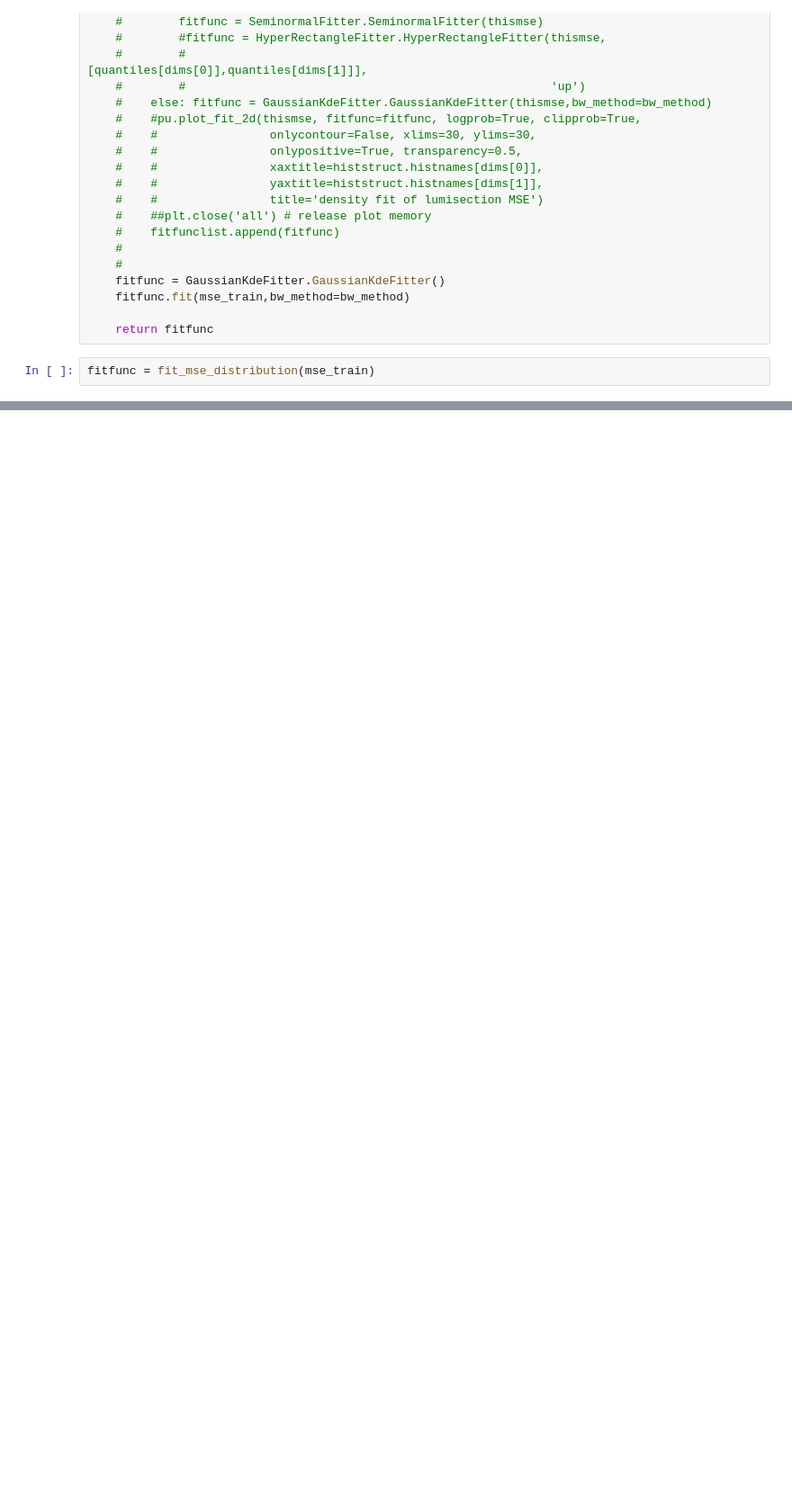
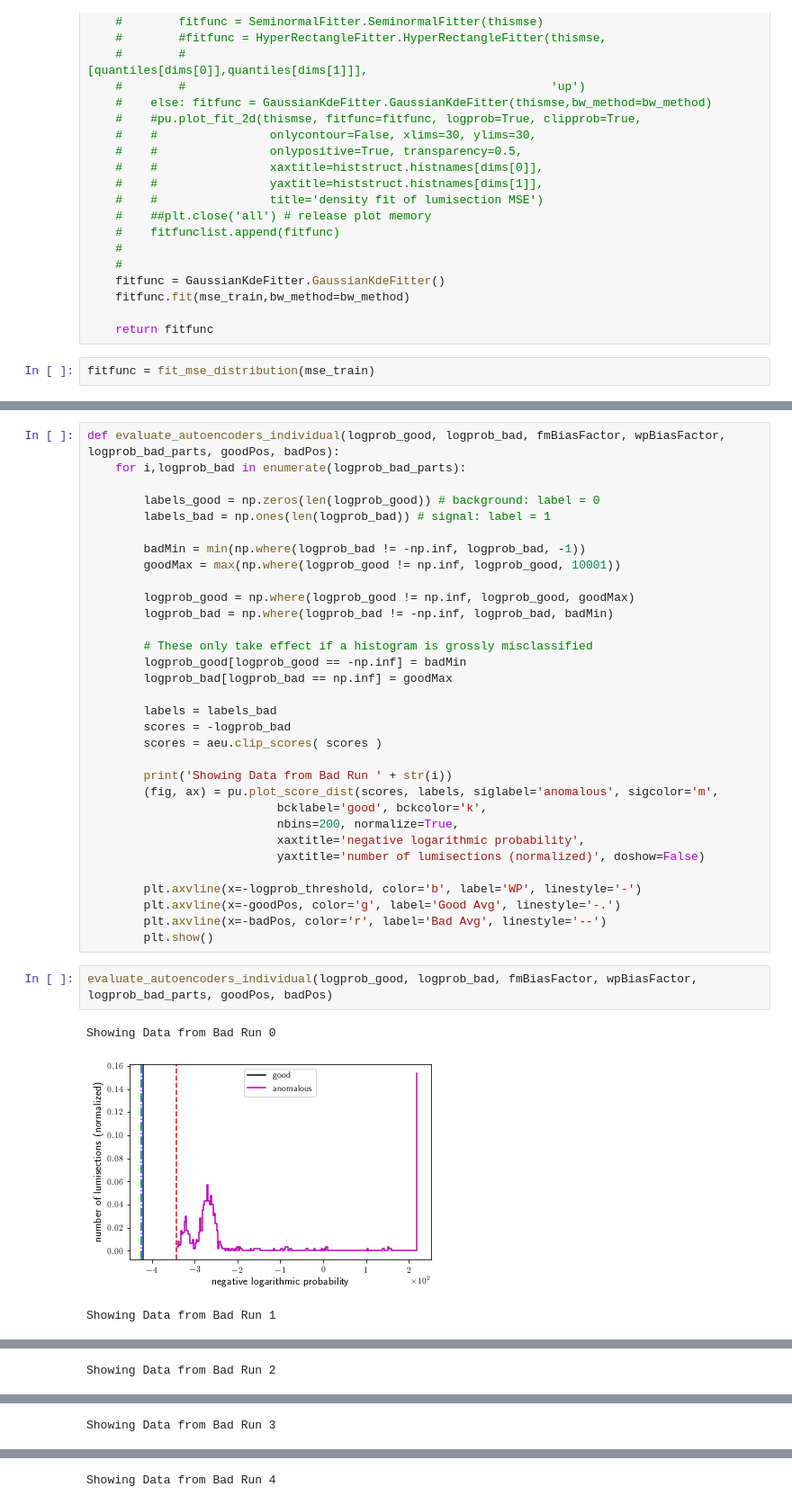
Before and after one commit to kyh57363/ML4DQMDC-PixelAE, a Jupyter notebook: Support Notebooks/WP Evaluation.ipynb, the cells around one changed output, grey strips where cells are left out. Shown at 90% size. Cells and saved outputs as stored; diff of their text form; blank space fills up the shorter version.

Commit message:
Updates to determine if anomalies show up differently

```diff
--- a/Support Notebooks/WP Evaluation.ipynb
+++ b/Support Notebooks/WP Evaluation.ipynb
@@ -409,0 +422,38 @@ nan
+# %%
+def evaluate_autoencoders_individual(logprob_good, logprob_bad, fmBiasFactor, wpBiasFactor, logprob_bad_parts, goodPos, badPos):
+    for i,logprob_bad in enumerate(logprob_bad_parts):
+
+        labels_good = np.zeros(len(logprob_good)) # background: label = 0
+        labels_bad = np.ones(len(logprob_bad)) # signal: label = 1
+
+        badMin = min(np.where(logprob_bad != -np.inf, logprob_bad, -1))
+        goodMax = max(np.where(logprob_good != np.inf, logprob_good, 10001))
+
+        logprob_good = np.where(logprob_good != np.inf, logprob_good, goodMax)
+        logprob_bad = np.where(logprob_bad != -np.inf, logprob_bad, badMin)
+
+        # These only take effect if a histogram is grossly misclassified
+        logprob_good[logprob_good == -np.inf] = badMin
+        logprob_bad[logprob_bad == np.inf] = goodMax
+
+        labels = labels_bad
+        scores = -logprob_bad
+        scores = aeu.clip_scores( scores )
+
+        print('Showing Data from Bad Run ' + str(i))
+        (fig, ax) = pu.plot_score_dist(scores, labels, siglabel='anomalous', sigcolor='m',
+                           bcklabel='good', bckcolor='k',
+                           nbins=200, normalize=True,
+                           xaxtitle='negative logarithmic probability',
+                           yaxtitle='number of lumisections (normalized)', doshow=False)
+
+        plt.axvline(x=-logprob_threshold, color='b', label='WP', linestyle='-')
+        plt.axvline(x=-goodPos, color='g', label='Good Avg', linestyle='-.')
+        plt.axvline(x=-badPos, color='r', label='Bad Avg', linestyle='--')
+        plt.show()
+# %%
+evaluate_autoencoders_individual(logprob_good, logprob_bad, fmBiasFactor, wpBiasFactor, logprob_bad_parts, goodPos, badPos)
+# %% [output]
+Showing Data from Bad Run 0
+[figure, added]
+Showing Data from Bad Run 1
@@ -409,0 +461 @@ nan
+Showing Data from Bad Run 2
@@ -409,0 +463 @@ nan
+Showing Data from Bad Run 3
@@ -409,0 +465 @@ nan
+Showing Data from Bad Run 4
```
Also changed, not shown: parts of 11 cells of this notebook, 9 other files.
